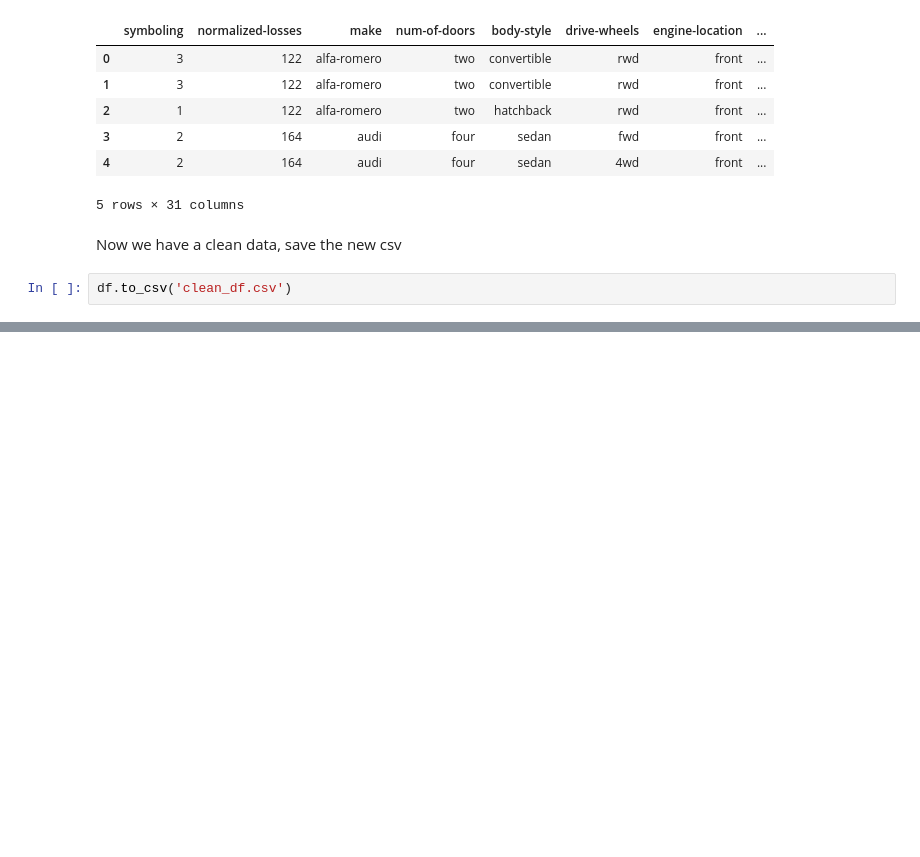
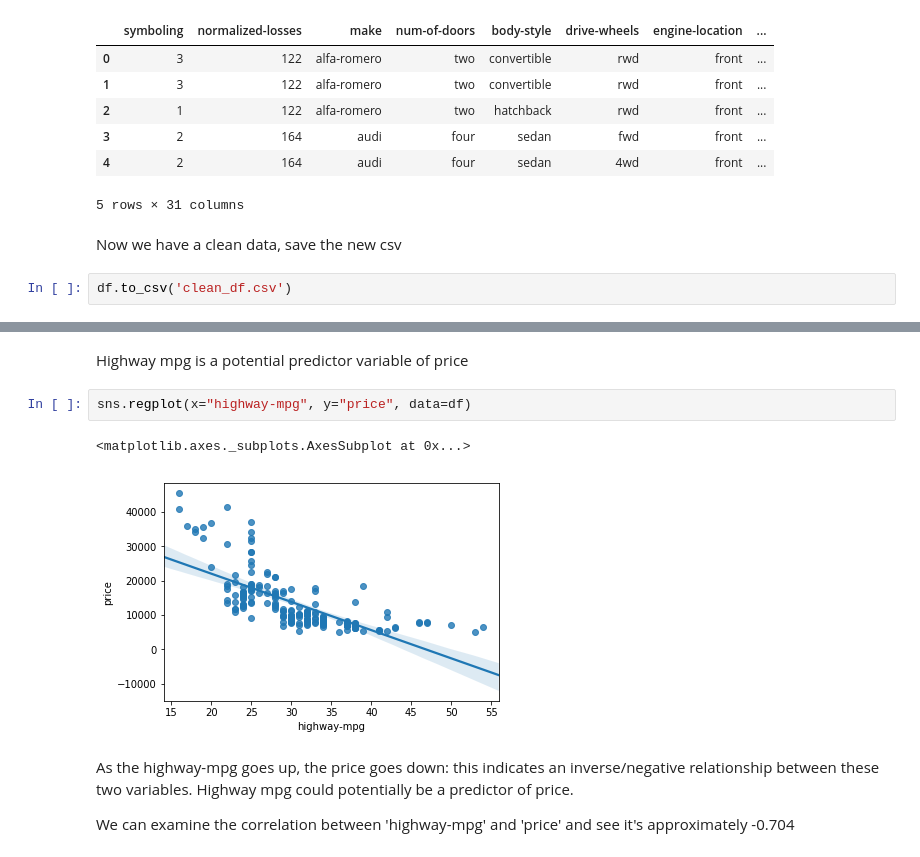
Before and after one commit to ebrahimzare/Machine-learning-Projects, a Jupyter notebook: Auto_Price_Predictiton.ipynb, the cells around one changed output, grey strips where cells are left out. Drawn from its saved outputs; the diff is of its cells as text; blank space fills up the shorter version.

```diff
--- a/Auto_Price_Predictiton.ipynb
+++ b/Auto_Price_Predictiton.ipynb
@@ -399,0 +481,11 @@ df.to_csv('clean_df.csv')
+# %% [markdown]
+Highway mpg is a potential predictor variable of price
+# %%
+sns.regplot(x="highway-mpg", y="price", data=df)
+# %% [output]
+<matplotlib.axes._subplots.AxesSubplot at 0x...>
+[figure, added]
+# %% [markdown]
+As the highway-mpg goes up, the price goes down: this indicates an inverse/negative relationship between these two variables. Highway mpg could potentially be a predictor of price.
+
+We can examine the correlation between 'highway-mpg' and 'price' and see it's approximately -0.704
```
Also changed, not shown: parts of 52 cells of this notebook.
